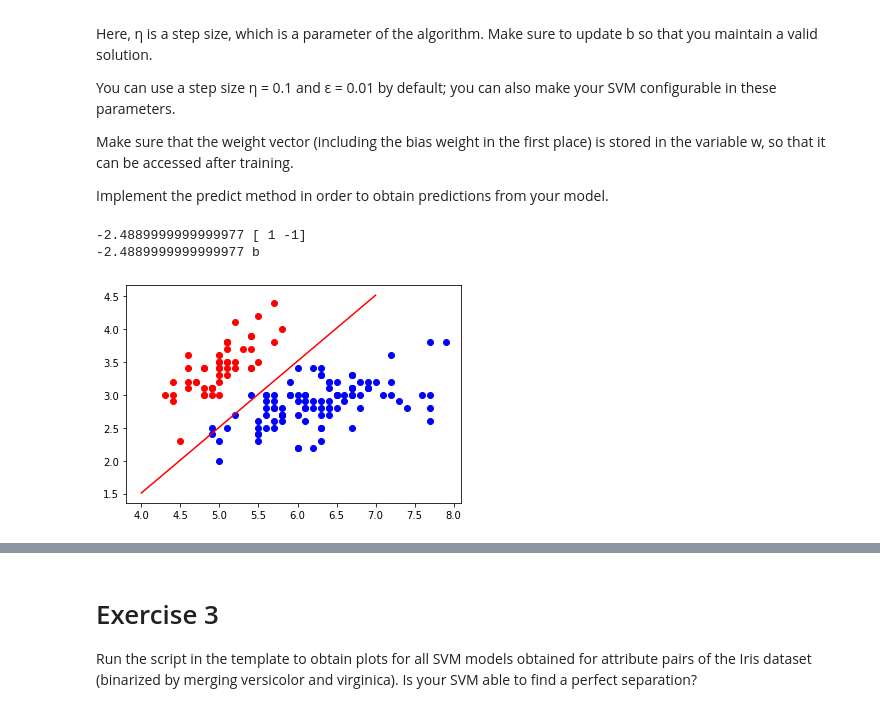
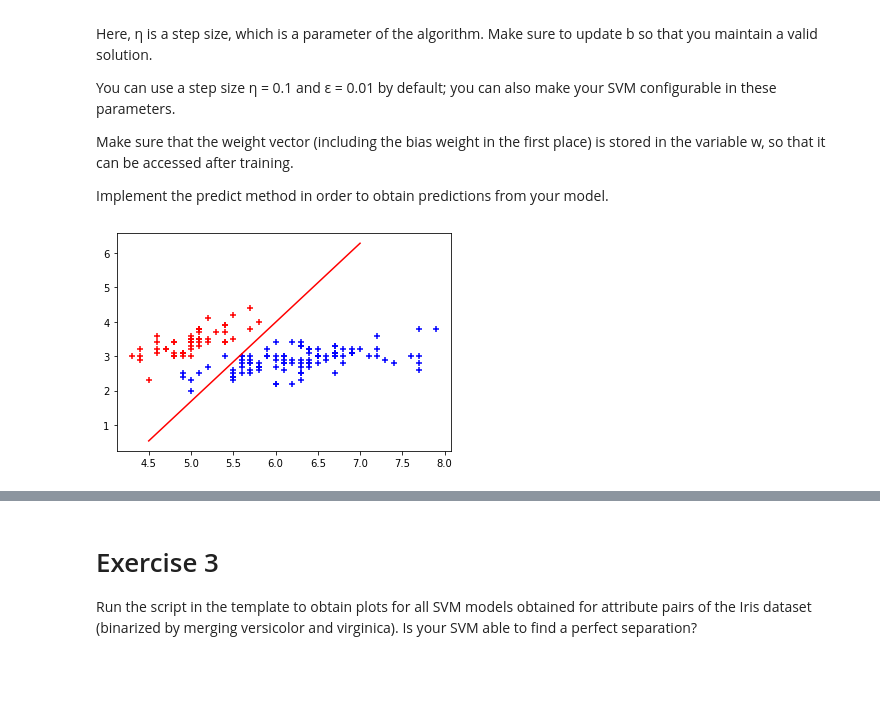
Before and after one commit to davidheay/ML, a Jupyter notebook: Sheets/Sheet 6/Sheet6.ipynb, the cells around one changed output, grey strips where cells are left out. Cells and saved outputs as stored; diff of their text form; code cells hidden in the pictures; blank space fills up the shorter version.

```diff
--- a/Sheets/Sheet 6/Sheet6.ipynb
+++ b/Sheets/Sheet 6/Sheet6.ipynb
@@ -94,17 +94,19 @@ $$
 X = np.array([[1, 2], [1.5, 1], [1.5, 2], [2, 1]])
 Y = np.array([-1, -1, 1, 1])
 
-
 def get_b_w(_X, _Y):
     # find mid point of each class
-    mid1=np.average([x for x,y in zip(_X,_Y) if y==1],axis=0)
-    mid2=np.average([x for x,y in zip(_X,_Y) if y==-1],axis=0)
-    # get a mid point between mid points
+    mid1 = np.average([x for x, y in zip(_X, _Y) if y == 1], axis=0)
+    mid2 = np.average([x for x, y in zip(_X, _Y) if y == -1], axis=0)
+    # find mid point
     mid = np.add(mid1, mid2)/2
-    # def slope
-    w1 = 1
-    w2 = -1
-    # get the intersect
+    # vector between mid points
+    u = mid2-mid1
+    # perpendicular vector
+    v = np.array([-u[1], u[0]])
+    # weigths
+    w1=v[1] # w1=1
+    w2=-v[0] # w2=-1
     b = (-w1*mid[0])-(w2*mid[1])
     w = np.array([w1, w2])
     return b, w
@@ -162,30 +163,41 @@ variable w, so that it can be accessed after training.
 Implement the predict method in order to obtain predictions from your model.
 # %%
 class SVM():
-    def __init__(self,_n=0.1,_e=0.01):
-        self._n=_n
-        self._e=_e
+    def __init__(self, _n=0.01, _e=0.01):
+        self._n = _n
+        self._e = _e
 
-    def train(self,_X,_Y):
-        b,w=get_b_w(_X,_Y)
-        print(b,w)
-        x1 = np.linspace(4,7,100)
-        y1 = x1+b
-        plt.plot(x1, y1, '-r', label='y=2x+1')
-        if b:
-            print(b,'b')
-        pass
+    def train(self, _X, _Y):
+        b, w = get_b_w(_X, _Y)
+        # w=np.array([1,1])
+        W = [w]
+        t = 0
+        # while(True):
+        #     wCopy = W[-1]
+        #     for x, y in zip(_X, _Y):
+        #         gradient = (y * x) #*alpha
+        #         wCopy = wCopy-self._n*gradient
+        #     # b=checkW(wCopy,_X,_Y)
+        #     # if(b):
+        #     t+= 1
+        #     W.append(wCopy)
+        #     if np.linalg.norm(W[t]-W[t-1]) <=self._e:
+        #         break
+        w = W[-1]
+        x1 = np.linspace(4.5, 7, 50)
+        y1 = (-w[0]/w[1])*x1-b/w[1]
+        plt.plot(x1, y1, '-r')
+
+
 df = pd.read_csv('iris.csv')
-df['species'] = df['species'].apply(lambda s : 1 if s == 'setosa' else -1)
+df['species'] = df['species'].apply(lambda s: 1 if s == 'setosa' else -1)
 X = df.iloc[:, :2].to_numpy()
 Y = df.iloc[:, -1].to_numpy()
 
 model = SVM()
-model.train(X,Y)
+model.train(X, Y)
 
 for x, y in zip(X, Y):
-    plt.scatter(x[0], x[1], color='r' if y==1 else 'b')
+    plt.scatter(x[0], x[1], color='r' if y == 1 else 'b', marker='+')
 # %% [output]
--2.4889999999999977 [ 1 -1]
--2.4889999999999977 b
-[figure, old version]
+[figure, new version]
```
Also changed, not shown: parts of 3 cells of this notebook.
